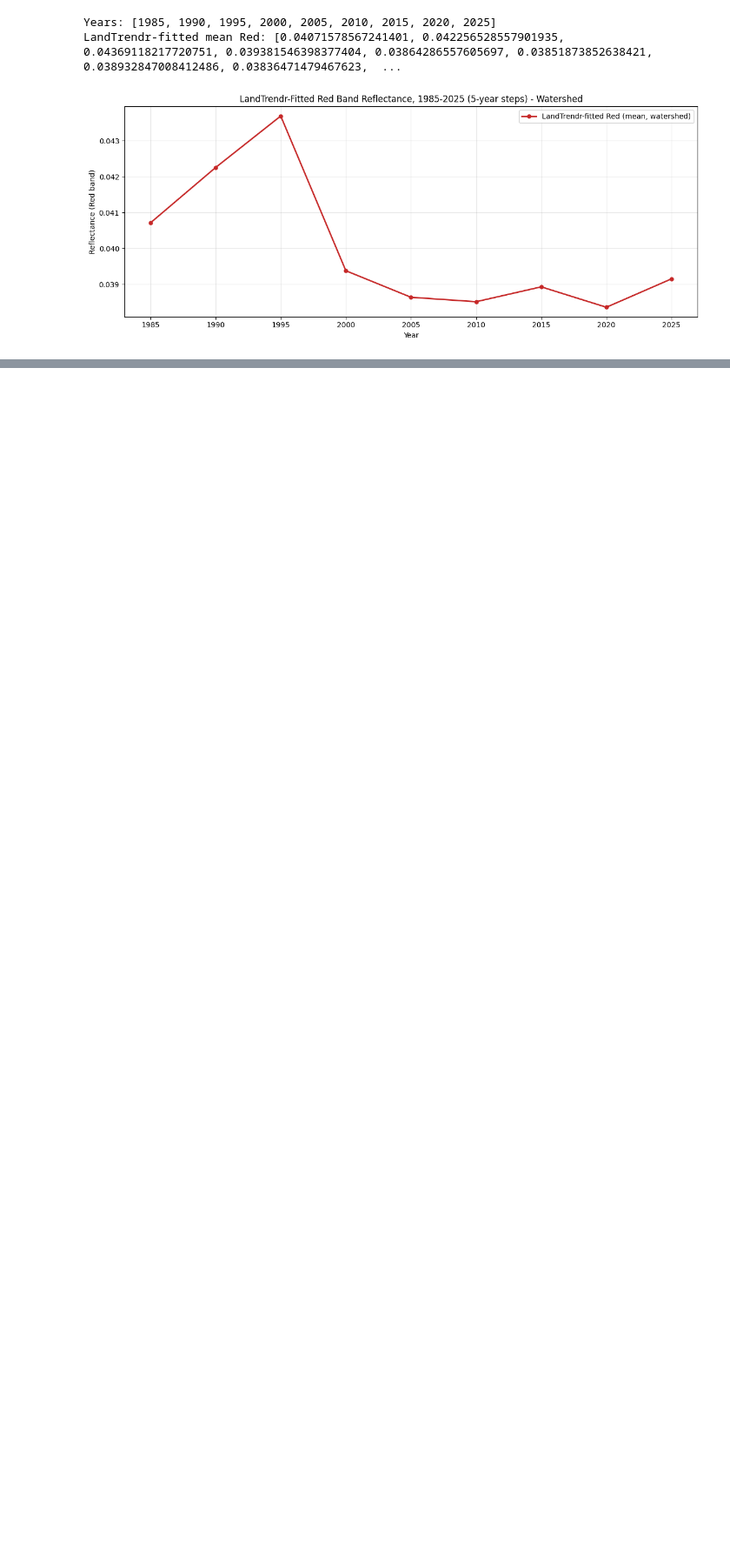
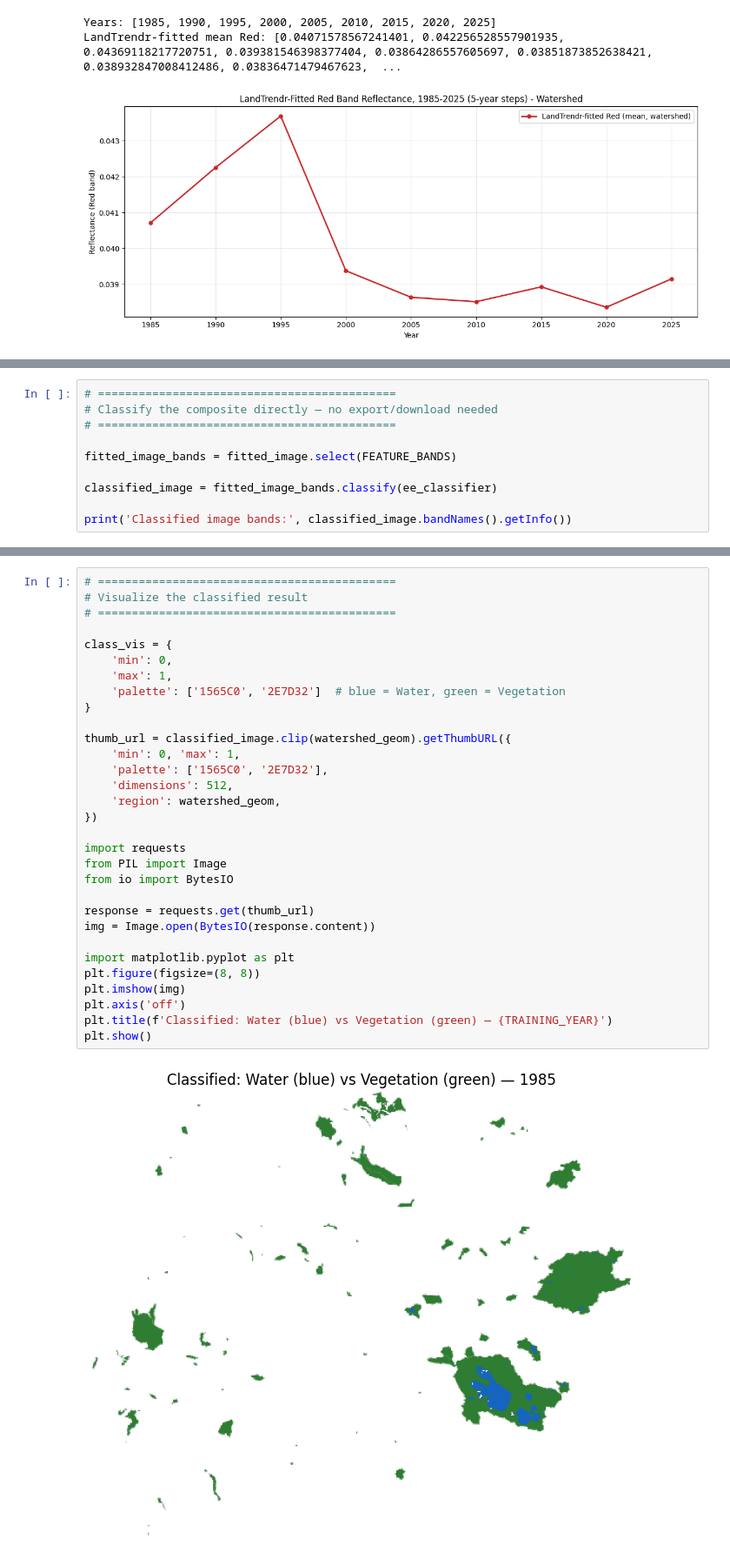
Before and after one commit to Mohammed777777777/Oil-Sand-Monitoring, a Jupyter notebook: Watershed_Classification.ipynb, the cells around one changed output, grey strips where cells are left out. Shown at 87% size. Saved outputs shown, nothing was run; the diff lists cells and outputs as text; blank space fills up the shorter version.

```diff
--- a/Watershed_Classification.ipynb
+++ b/Watershed_Classification.ipynb
@@ -237,0 +466,10 @@ print('MyClass values present:', training_source.aggregate_array('MyClass').dist
+# %%
+# ============================================
+# Classify the composite directly — no export/download needed
+# ============================================
+
+fitted_image_bands = fitted_image.select(FEATURE_BANDS)
+
+classified_image = fitted_image_bands.classify(ee_classifier)
+
+print('Classified image bands:', classified_image.bandNames().getInfo())
@@ -237,0 +478,33 @@ print('MyClass values present:', training_source.aggregate_array('MyClass').dist
+# %%
+# ============================================
+# Visualize the classified result
+# ============================================
+
+class_vis = {
+    'min': 0,
+    'max': 1,
+    'palette': ['1565C0', '2E7D32']  # blue = Water, green = Vegetation
+}
+
+thumb_url = classified_image.clip(watershed_geom).getThumbURL({
+    'min': 0, 'max': 1,
+    'palette': ['1565C0', '2E7D32'],
+    'dimensions': 512,
+    'region': watershed_geom,
+})
+
+import requests
+from PIL import Image
+from io import BytesIO
+
+response = requests.get(thumb_url)
+img = Image.open(BytesIO(response.content))
+
+import matplotlib.pyplot as plt
+plt.figure(figsize=(8, 8))
+plt.imshow(img)
+plt.axis('off')
+plt.title(f'Classified: Water (blue) vs Vegetation (green) — {TRAINING_YEAR}')
+plt.show()
+# %% [output]
+[figure, added]
```
Also changed, not shown: parts of 12 cells of this notebook.
